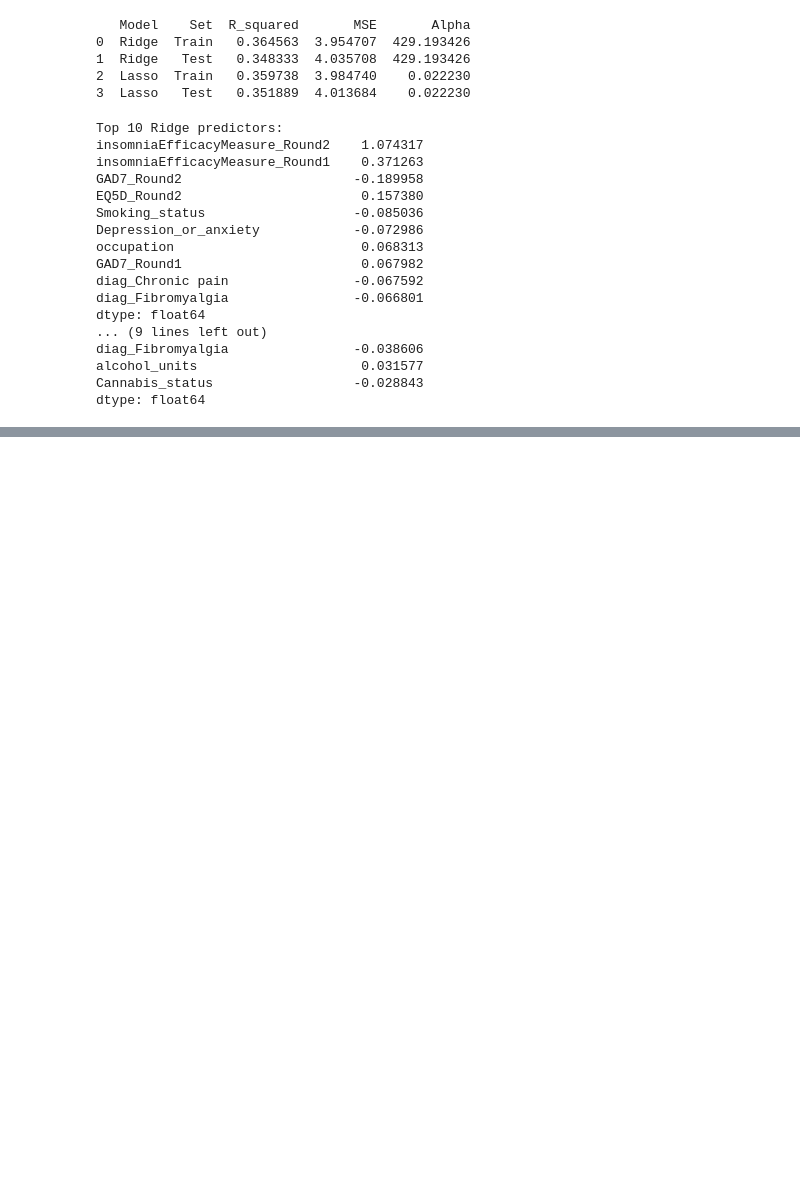
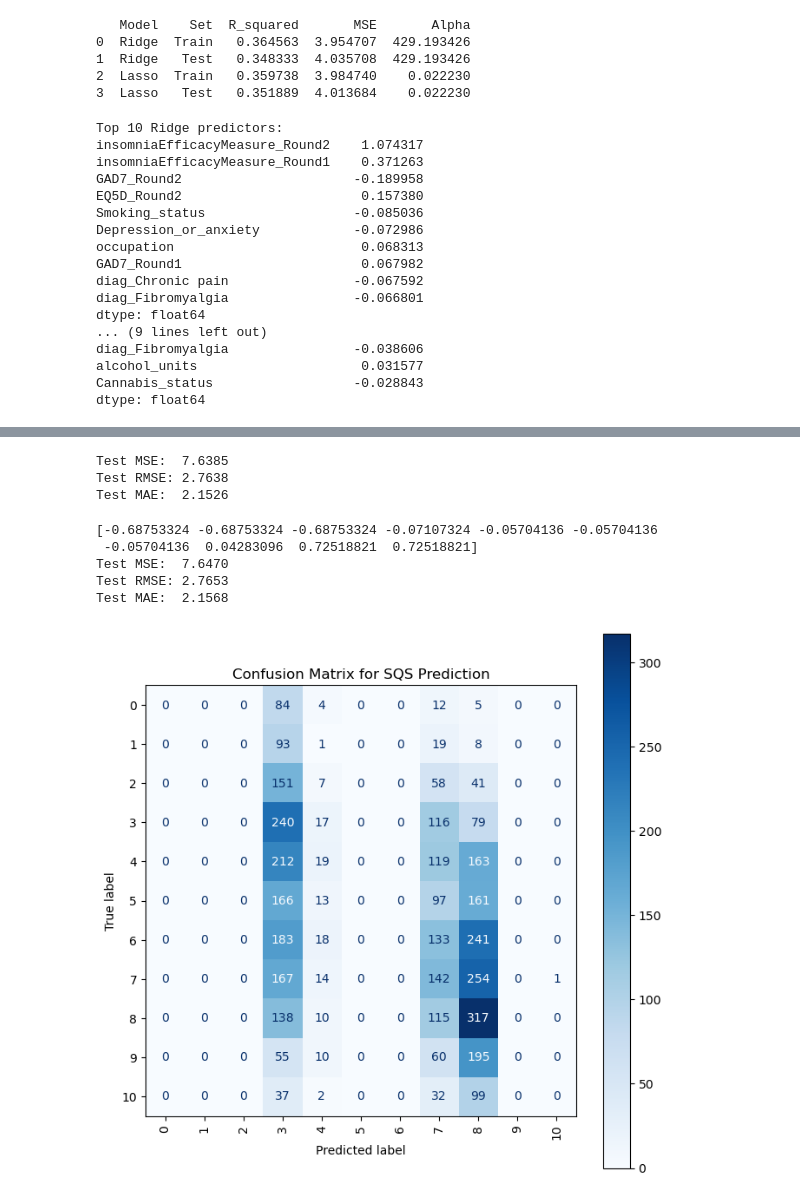
Before and after one commit to aabbylam/hda-project, a Jupyter notebook: rq1/insomnia.ipynb, the cells around one changed output, grey strips where cells are left out. Saved outputs shown, nothing was run; the diff lists cells and outputs as text; code cells hidden in the pictures; blank space fills up the shorter version.

```diff
--- a/rq1/insomnia.ipynb
+++ b/rq1/insomnia.ipynb
@@ -1317,0 +1434,60 @@ dtype: float64
+# %%
+## Prediction on test set
+
+
+from sklearn.metrics import mean_squared_error, mean_absolute_error
+import numpy as np
+
+
+best_model = grid.best_estimator_
+
+
+y_pred = best_model.predict(X_test_scaled)
+
+
+test_mse = mean_squared_error(y_test, y_pred)
+test_rmse = np.sqrt(test_mse)
+test_mae = mean_absolute_error(y_test, y_pred)
+
+print(f"Test MSE:  {test_mse:.4f}")
+print(f"Test RMSE: {test_rmse:.4f}")
+print(f"Test MAE:  {test_mae:.4f}")
+# %% [output]
+Test MSE:  7.6385
+Test RMSE: 2.7638
+Test MAE:  2.1526
+# %%
+## Trying a smaller alpha for less regularization
+
+model = LogisticIT(alpha=0.1)
+model.fit(X_train_scaled, y_train)
+print(model.theta_)
+
+y_pred = model.predict(X_test_scaled)
+
+
+test_mse = mean_squared_error(y_test, y_pred)
+test_rmse = np.sqrt(test_mse)
+test_mae = mean_absolute_error(y_test, y_pred)
+
+print(f"Test MSE:  {test_mse:.4f}")
+print(f"Test RMSE: {test_rmse:.4f}")
+print(f"Test MAE:  {test_mae:.4f}")
+# %% [output]
+[-0.68753324 -0.68753324 -0.68753324 -0.07107324 -0.05704136 -0.05704136
+ -0.05704136  0.04283096  0.72518821  0.72518821]
+Test MSE:  7.6470
+Test RMSE: 2.7653
+Test MAE:  2.1568
+# %%
+y_pred = best_model.predict(X_test_scaled)
+labels = np.unique(np.concatenate((y_test, y_pred)))
+cm = confusion_matrix(y_test, y_pred, labels=labels)
+labels = list(range(0,11))
+disp = ConfusionMatrixDisplay(confusion_matrix=cm, display_labels=labels)
+fig, ax = plt.subplots(figsize=(8, 8))
+disp.plot(ax=ax, cmap='Blues', xticks_rotation='vertical')
+plt.title("Confusion Matrix for SQS Prediction")
+plt.show()
+# %% [output]
+[figure, added]
```
Also changed, not shown: parts of 13 cells of this notebook, 1 other file.
